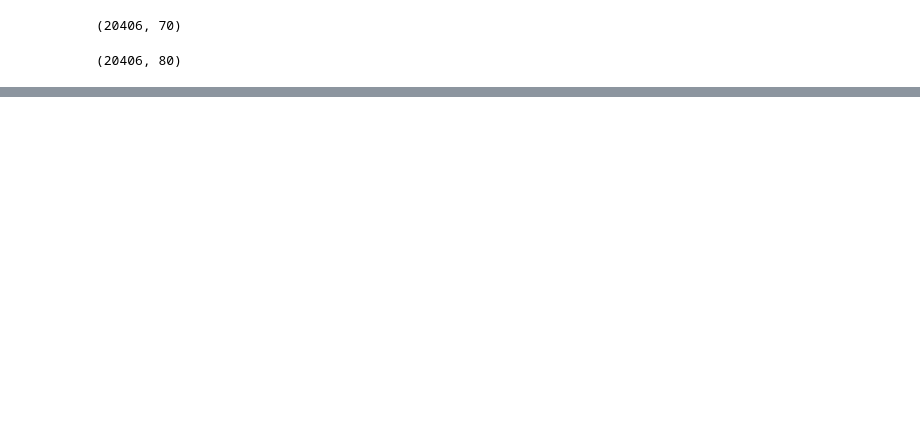
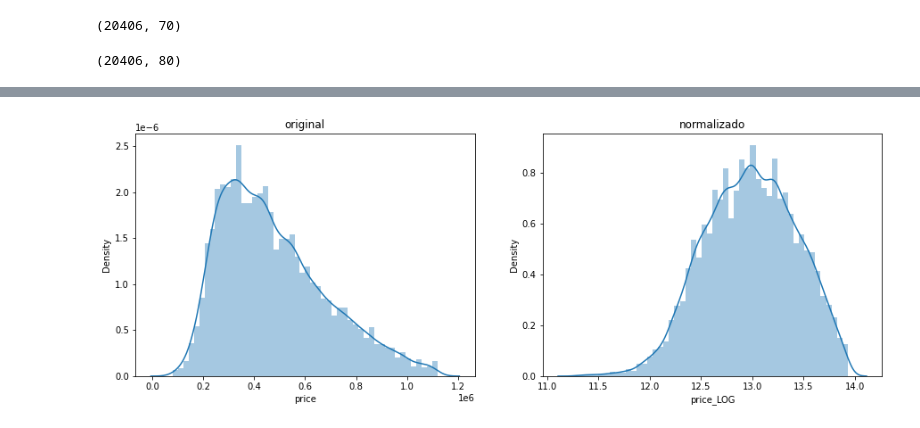
Before and after one commit to Origamologo/Washington-washing-and-prediction, a Jupyter notebook: casas_categorical.ipynb, the cells around one changed output, grey strips where cells are left out. Saved outputs shown, nothing was run; the diff lists cells and outputs as text; code cells hidden in the pictures; blank space fills up the shorter version.

```diff
--- a/casas_categorical.ipynb
+++ b/casas_categorical.ipynb
@@ -48,0 +84,10 @@ casas_no_outliers_categorical.shape
+# %%
+fig, axes = plt.subplots(1, 2, figsize = (15,5))
+
+axes[0].set_title('original')
+axes[1].set_title('normalizado')
+
+sns.distplot(casas_est['price'], ax = axes[0])
+sns.distplot(casas_est['price_LOG'], ax = axes[1]);
+# %% [output]
+[figure, added]
```
Also changed, not shown: parts of 17 cells of this notebook, 3 other files.
